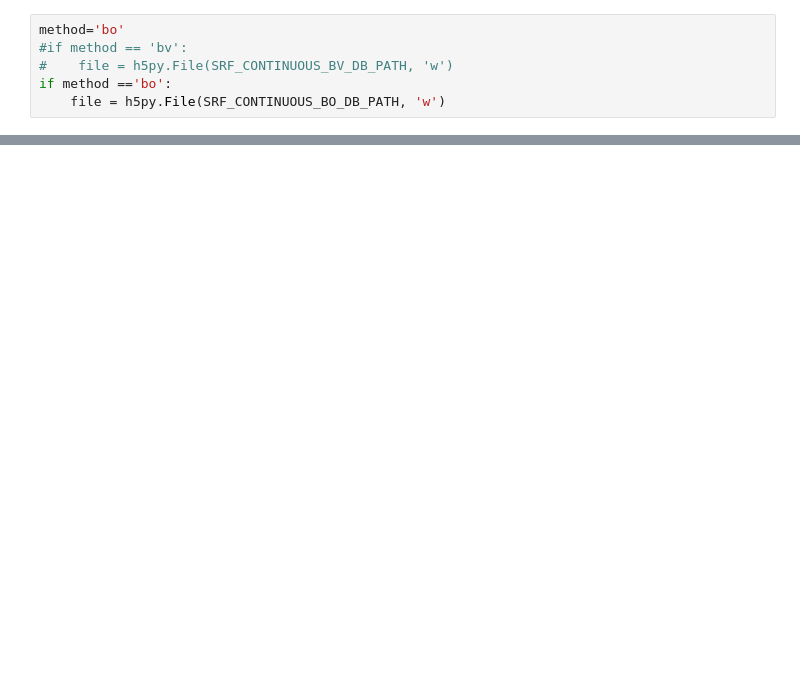
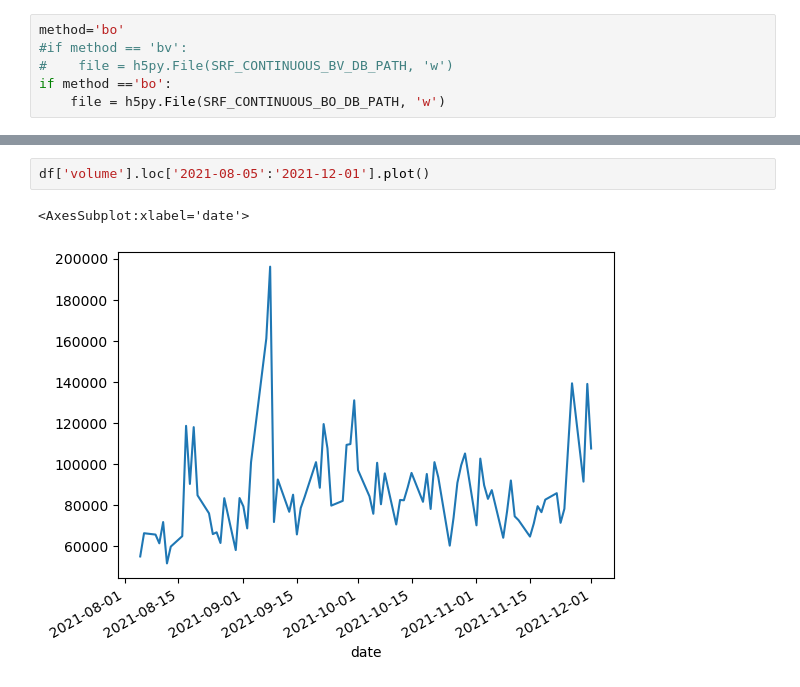
Before and after one commit to zipu/Trading, a Jupyter notebook: 01.데이터관리/SRF 수정 연결선물 DB 만들기.ipynb, the cells around one changed output, grey strips where cells are left out. Drawn from its saved outputs; the diff is of its cells as text; blank space fills up the shorter version.

```diff
--- a/01.데이터관리/SRF 수정 연결선물 DB 만들기.ipynb
+++ b/01.데이터관리/SRF 수정 연결선물 DB 만들기.ipynb
@@ -77,0 +109,5 @@ view(quotes['2021-01-01':'2021-12-28'], size=(20,15))
+# %%
+df['volume'].loc['2021-08-05':'2021-12-01'].plot()
+# %% [output]
+<AxesSubplot:xlabel='date'>
+[figure, added]
```
Also changed, not shown: parts of 13 cells of this notebook, 6 other files.
